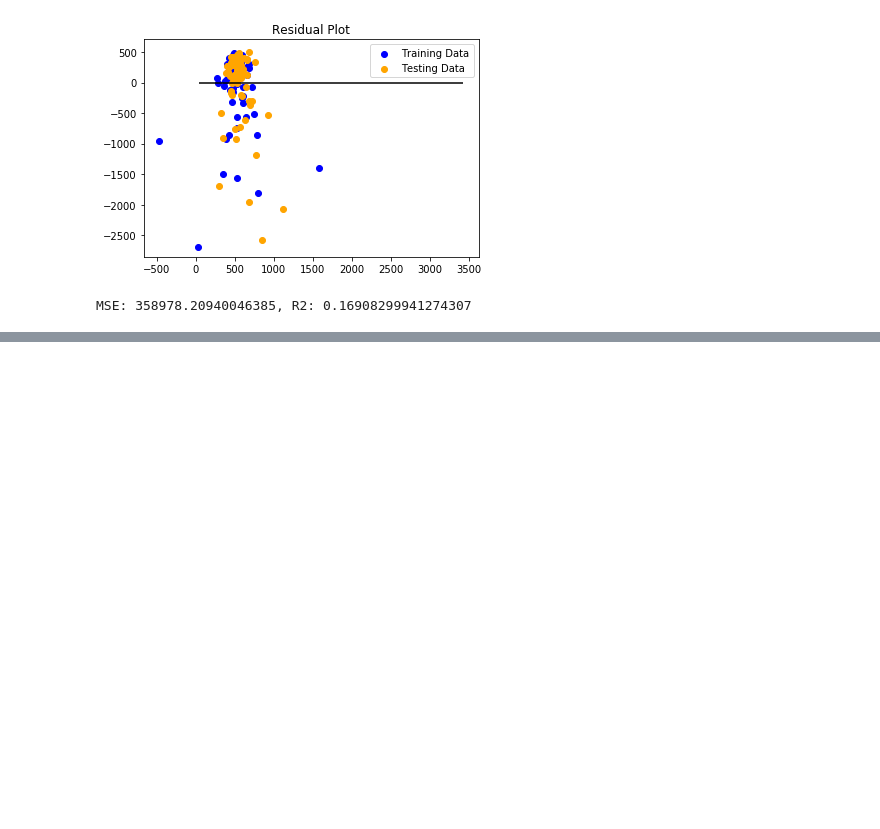
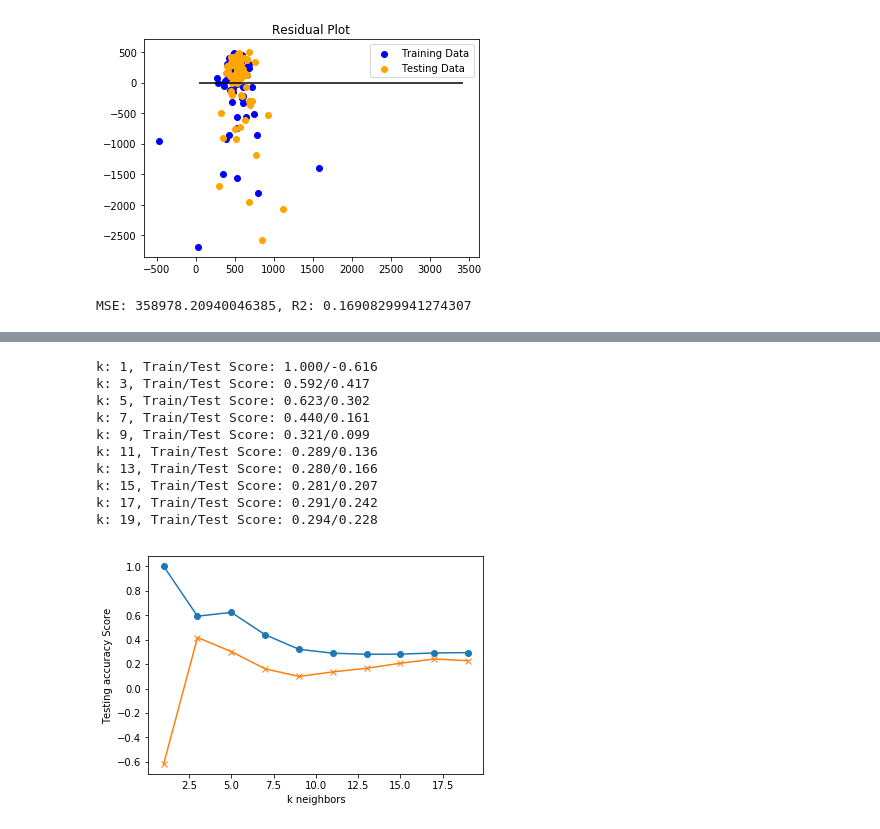
Before and after one commit to Gan001/dataviz-final-project, a Jupyter notebook: ML_Air.ipynb, the cells around one changed output, grey strips where cells are left out. Cells and saved outputs as stored; diff of their text form; code cells hidden in the pictures; blank space fills up the shorter version.

Commit message:
testing knn

```diff
--- a/ML_Air.ipynb
+++ b/ML_Air.ipynb
@@ -200,0 +324,30 @@ MSE: 358978.20940046385, R2: 0.16908299941274307
+# %%
+train_scores = []
+test_scores = []
+for k in range(1, 20, 2):
+    knn = KNeighborsRegressor(n_neighbors=k)
+    knn.fit(X_train, y_train)
+    train_score = knn.score(X_train, y_train)
+    test_score = knn.score(X_test, y_test)
+    train_scores.append(train_score)
+    test_scores.append(test_score)
+    print(f"k: {k}, Train/Test Score: {train_score:.3f}/{test_score:.3f}")
+
+
+plt.plot(range(1, 20, 2), train_scores, marker='o')
+plt.plot(range(1, 20, 2), test_scores, marker="x")
+plt.xlabel("k neighbors")
+plt.ylabel("Testing accuracy Score")
+plt.show()
+# %% [output]
+k: 1, Train/Test Score: 1.000/-0.616
+k: 3, Train/Test Score: 0.592/0.417
+k: 5, Train/Test Score: 0.623/0.302
+k: 7, Train/Test Score: 0.440/0.161
+k: 9, Train/Test Score: 0.321/0.099
+k: 11, Train/Test Score: 0.289/0.136
+k: 13, Train/Test Score: 0.280/0.166
+k: 15, Train/Test Score: 0.281/0.207
+k: 17, Train/Test Score: 0.291/0.242
+k: 19, Train/Test Score: 0.294/0.228
+[figure, added]
```
Also changed, not shown: parts of 22 cells of this notebook, 1 other file.
